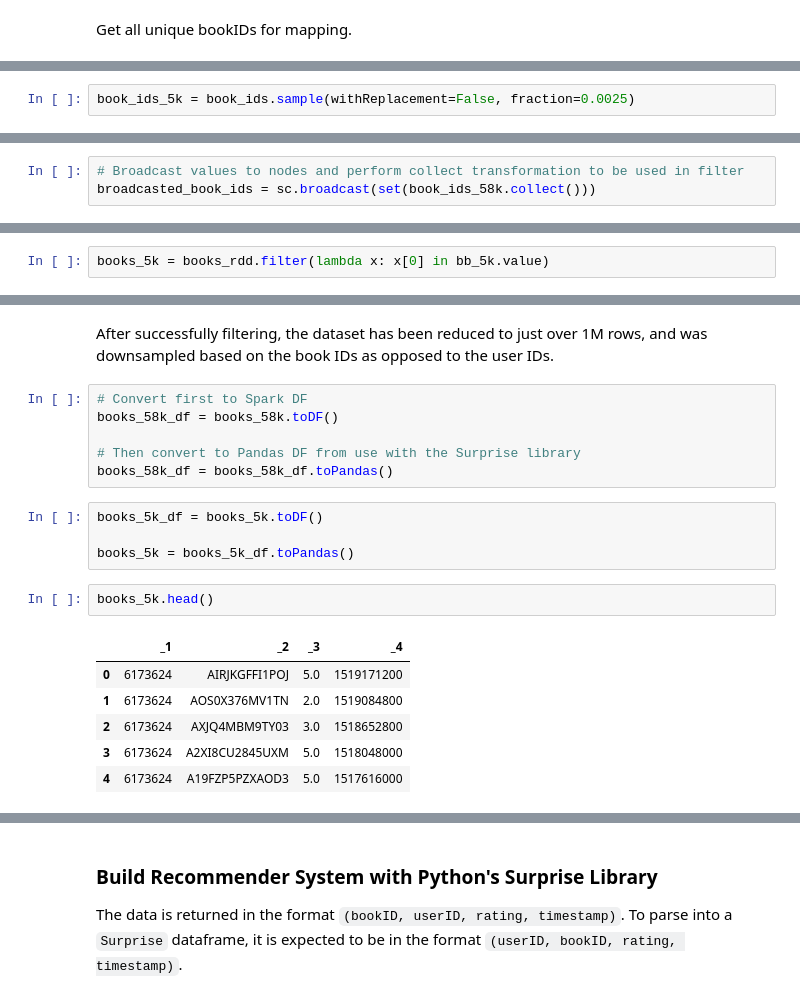
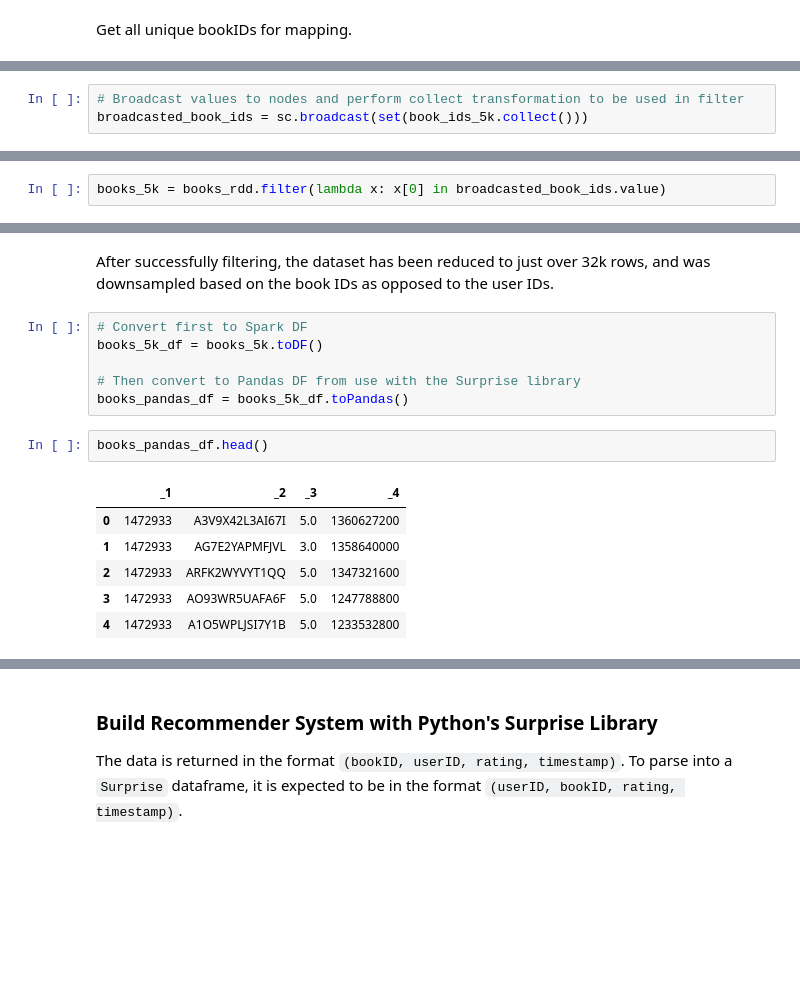
Before and after one commit to kyleanthonyr/Amazon-Recommender-System, a Jupyter notebook: notebooks/02-kar-preprocessing-and-modeling.ipynb, the cells around one changed output, grey strips where cells are left out. Drawn from its saved outputs; the diff is of its cells as text; blank space fills up the shorter version.

```diff
--- a/notebooks/02-kar-preprocessing-and-modeling.ipynb
+++ b/notebooks/02-kar-preprocessing-and-modeling.ipynb
@@ -176,2 +180,0 @@ book_ids_58k = book_ids.sample(withReplacement=False, fraction=0.026, seed=42)
-# %%
-book_ids_5k = book_ids.sample(withReplacement=False, fraction=0.0025)
@@ -180,3 +181,3 @@ book_ids_5k = book_ids.sample(withReplacement=False, fraction=0.0025)
 # %%
 # Broadcast values to nodes and perform collect transformation to be used in filter
-broadcasted_book_ids = sc.broadcast(set(book_ids_58k.collect()))
+broadcasted_book_ids = sc.broadcast(set(book_ids_5k.collect()))
@@ -185,2 +184,2 @@ bb_5k = sc.broadcast(set(book_ids_5k.collect()))
 # %%
-books_5k = books_rdd.filter(lambda x: x[0] in bb_5k.value)
+books_5k = books_rdd.filter(lambda x: x[0] in broadcasted_book_ids.value)
@@ -208,21 +190,17 @@ KeyboardInterrupt:
 # %% [markdown]
-After successfully filtering, the dataset has been reduced to just over 1M rows, and was downsampled based on the book IDs as opposed to the user IDs.
+After successfully filtering, the dataset has been reduced to just over 32k rows, and was downsampled based on the book IDs as opposed to the user IDs.
 # %%
 # Convert first to Spark DF
-books_58k_df = books_58k.toDF()
+books_5k_df = books_5k.toDF()
 
 # Then convert to Pandas DF from use with the Surprise library
-books_58k_df = books_58k_df.toPandas()
+books_pandas_df = books_5k_df.toPandas()
-# %%
-books_5k_df = books_5k.toDF()
-
-books_5k = books_5k_df.toPandas()
 # %%
-books_5k.head()
+books_pandas_df.head()
 # %% [output]
 |  | _1 | _2 | _3 | _4 |
-| 0 | 6173624 | AIRJKGFFI1POJ | 5.0 | 1519171200 |
-| 1 | 6173624 | AOS0X376MV1TN | 2.0 | 1519084800 |
-| 2 | 6173624 | AXJQ4MBM9TY03 | 3.0 | 1518652800 |
-| 3 | 6173624 | A2XI8CU2845UXM | 5.0 | 1518048000 |
-| 4 | 6173624 | A19FZP5PZXAOD3 | 5.0 | 1517616000 |
+| 0 | 1472933 | A3V9X42L3AI67I | 5.0 | 1360627200 |
+| 1 | 1472933 | AG7E2YAPMFJVL | 3.0 | 1358640000 |
+| 2 | 1472933 | ARFK2WYVYT1QQ | 5.0 | 1347321600 |
+| 3 | 1472933 | AO93WR5UAFA6F | 5.0 | 1247788800 |
+| 4 | 1472933 | A1O5WPLJSI7Y1B | 5.0 | 1233532800 |
```
Also changed, not shown: parts of 81 cells of this notebook, 1 other file.
